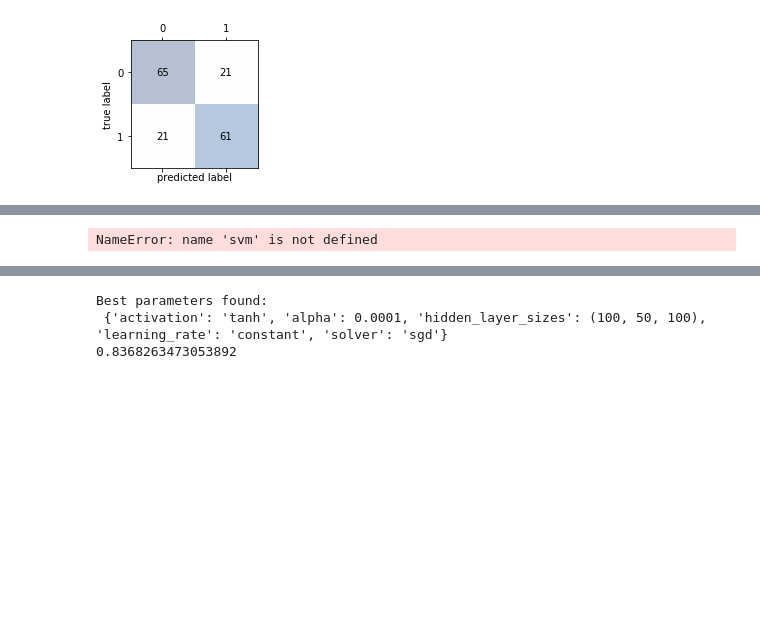
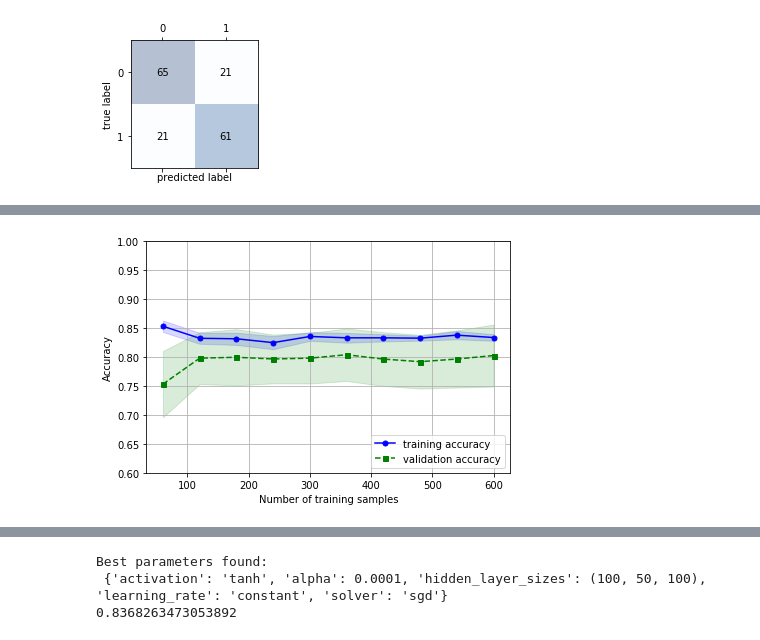
Before and after one commit to liivits/ML, a Jupyter notebook: Untitled.ipynb, the cells around one changed output, grey strips where cells are left out. Saved outputs shown, nothing was run; the diff lists cells and outputs as text; code cells hidden in the pictures; blank space fills up the shorter version.

```diff
--- a/Untitled.ipynb
+++ b/Untitled.ipynb
@@ -846,9 +857,11 @@ param_grid = [{'clf__C': param_range,'clf__kernel': ['linear']},
               {'clf__C': param_range,'clf__gamma': param_range,
                'clf__kernel': ['rbf'] }]
 
-scores = {'accuracy': make_scorer(accuracy_score(y_true, y_pred, normalize=False)),
-         'precision': make_scorer(precision_score),
-         'recall': make_scorer(recall_score)}
+scores = ['accuracy',
+         'precision',
+         'recall',
+          'f1',
+         'roc_auc']
 
 for score in scores:
     print("# Tuning hyper-parameters for %s" % score)
@@ -973,10 +1022,8 @@ weighted avg       0.75      0.75      0.75       168
 # %%
-import matplotlib.pyplot as plt
-from sklearn.model_selection import learning_curve
+#learning curve
+pipe_svm = make_pipeline(StandardScaler(),
+                    SVC(probability=True, verbose = False))
 
-
-pipe_svm = Pipeline(StandardScaler(),
-                        svm.SVC(C=0.1, kernel='linear', gamma = 1, degree = 4, random_state = 1))
 
 train_sizes, train_scores, test_scores =\
                 learning_curve(estimator=pipe_svm,
@@ -992,34 +1039,34 @@ test_mean = np.mean(test_scores, axis=1)
 test_std = np.std(test_scores, axis=1)
 
 plt.plot(train_sizes, train_mean,
          color='blue', marker='o',
          markersize=5, label='training accuracy')
 
 plt.fill_between(train_sizes,
                  train_mean + train_std,
                  train_mean - train_std,
                  alpha=0.15, color='blue')
 
 plt.plot(train_sizes, test_mean,
          color='green', linestyle='--',
          marker='s', markersize=5,
          label='validation accuracy')
 
 plt.fill_between(train_sizes,
                  test_mean + test_std,
                  test_mean - test_std,
                  alpha=0.15, color='green')
 
 plt.grid()
 plt.xlabel('Number of training samples')
 plt.ylabel('Accuracy')
 plt.legend(loc='lower right')
 plt.ylim([0.6, 1])
 plt.tight_layout()
 #plt.savefig('images/06_05.png', dpi=300)
 plt.show()
 # %% [output]
-NameError: name 'svm' is not defined
+[figure, added]
 # %%
 from sklearn.model_selection import validation_curve
 
```
Also changed, not shown: parts of 14 cells of this notebook.
